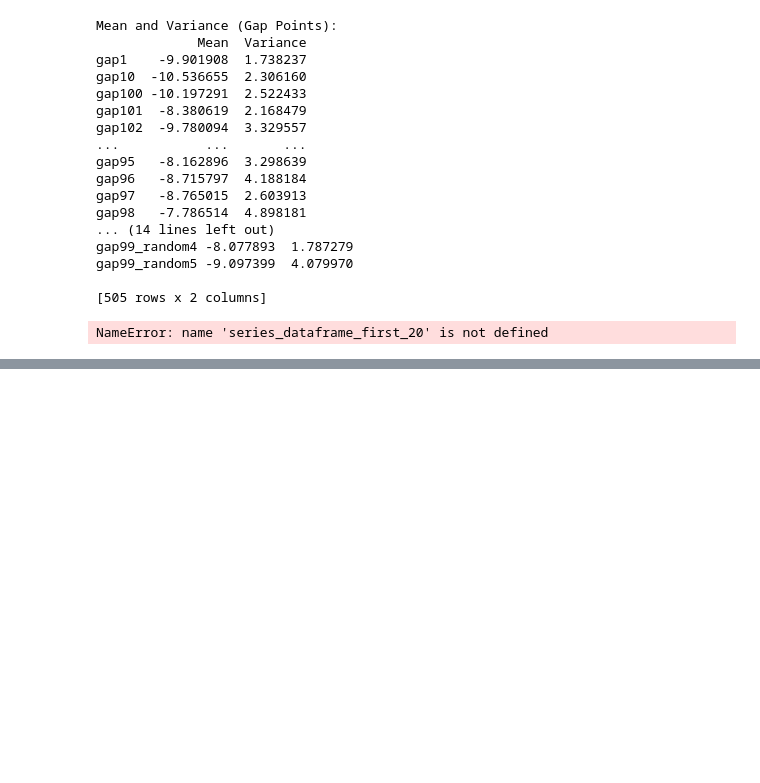
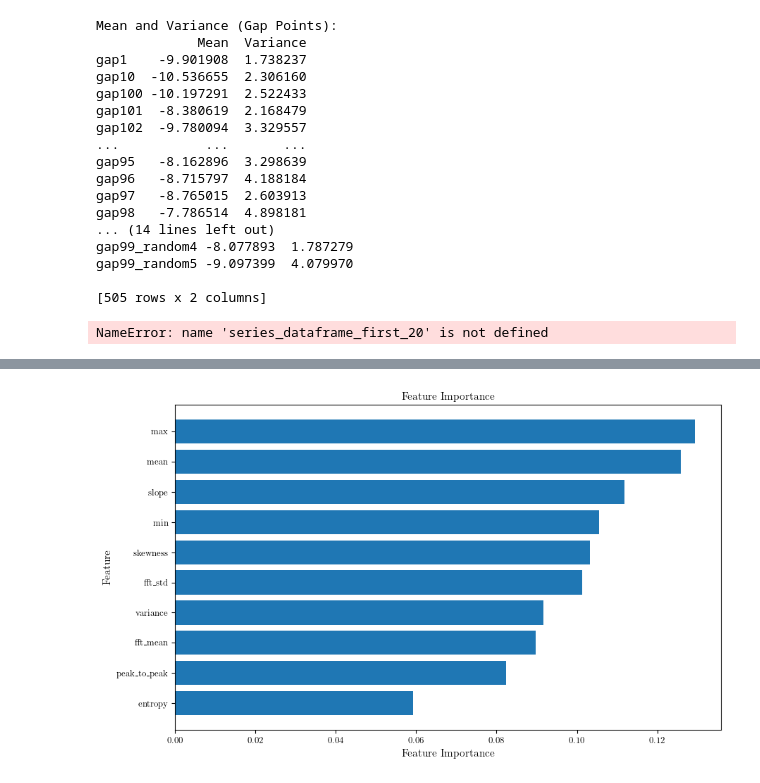
Before and after one commit to ol-webb/tree_gaps4, a Jupyter notebook: all_gaps_mk2/main1.ipynb, the cells around one changed output, grey strips where cells are left out. Saved outputs shown, nothing was run; the diff lists cells and outputs as text; code cells hidden in the pictures; blank space fills up the shorter version.

```diff
--- a/all_gaps_mk2/main1.ipynb
+++ b/all_gaps_mk2/main1.ipynb
@@ -447,6 +447,8 @@ df_gen2 = pd.DataFrame(index=date_range)
 df_series_alltime_gaps, df_series_alltime_random = process_gap_folders('downloaded_files', df, df_gen1, df_gen2, filterp=False, scalep=False)
 # %%
 df_series_2yr_gaps, df_series_2yr_random = process_gap_folders('downld_2yr_12dayinterval', df, df_gen1, df_gen2, filterp=False, scalep=False)
+# %%
+df_series_2yr_gaps_filtered , df_series_2yr_random_filtered = process_gap_folders('downld_2yr_12dayinterval', df, df_gen1, df_gen2, filterp=True, scalep=False)
 # %%
 ## Shorten the indefinete / alltime random dataframe so we can compare
 
@@ -1192,8 +1062,0 @@ plot_gap_time_series(series_dataframe, gap_number, window_size=45)
-# %%
-# Convert the 'first_gap' column to datetime format if it's not already
-df['first_gap'] = pd.to_datetime(df['first_gap'], errors='coerce')
-
-# Sort the DataFrame by the 'first_gap' column with earlier dates at the top
-df_sorted = df.sort_values(by='first_gap', ascending=True)
-
-df_sorted
@@ -1696,10 +1499,16 @@ plt.show()
 # %% [output]
 NameError: name 'series_dataframe_first_20' is not defined
 # %%
-series_df=series_dataframe_filtered_scaled
-series_random_df=series_dataframe_random_filtered_scaled
+series_df=df_series_2yr_gaps_filtered
+series_random_df=df_series_2yr_random1_filtered
 # %%
-def extract_features(df):
+def hurst_exponent(ts):
+    return nolds.hurst_rs(ts)
+
+def lyapunov_exponent(ts):
+    return nolds.lyap_r(ts, emb_dim=6)
+
+def extract_advanced_features(df):
     features = []
     for column in df.columns:
         if df[column].dropna().empty:
@@ -1709,41 +1518,76 @@ def extract_features(df):
             'mean': series.mean(),
             'variance': series.var(),
             'max': series.max(),
-            'min': series.min()
+            'min': series.min(),
+            'skewness': skew(series),
+            #'kurtosis': kurtosis(series),
+            #'autocorrelation': series.autocorr(),
+            'slope': np.polyfit(range(len(series)), series, 1)[0],
+            'peak_to_peak': series.max() - series.min(),
+            'peak_to_peak': series.max() - series.min(),
+            'slope': np.polyfit(range(len(series)), series, 1)[0],
+            'entropy': scipy_entropy(series.value_counts(normalize=True))
+            #'zero_crossing_rate': ((series[:-1] * series[1:]) < 0).sum()
         }
+        # Fourier transform features
+        fft = np.fft.fft(series)
+        fft = np.abs(fft[:len(fft) // 2])  # Take half as it's symmetric
+        feature_dict['fft_mean'] = np.mean(fft)
+        feature_dict['fft_std'] = np.std(fft)
+
         features.append(feature_dict)
     return pd.DataFrame(features)
 
-# Extract features from both dataframes
-gap_features = extract_features(series_df)
-random_features = extract_features(series_random_df)
+# Extract advanced features from both dataframes
+gap_features_advanced = extract_advanced_features(series_df)
+random_features_advanced = extract_advanced_features(series_random_df)
 
 # Add labels
-gap_features['label'] = 1
-random_features['label'] = 0
+gap_features_advanced['label'] = 1
+random_features_advanced['label'] = 0
 
 # Combine the features into a single dataframe
-combined_features = pd.concat([gap_features, random_features], ignore_index=True)
+combined_features_advanced = pd.concat([gap_features_advanced, random_features_advanced], ignore_index=True)
 
 # Separate features and labels
-X = combined_features.drop('label', axis=1)
-y = combined_features['label']
+X_advanced = combined_features_advanced.drop('label', axis=1)
+y_advanced = combined_features_advanced['label']
 
 # Ensure there are no NaNs in the dataset, without imputing
 # Drop columns where all values are NaN
-X = X.dropna(axis=1, how='all')
+X_advanced = X_advanced.dropna(axis=1, how='all')
 
 # Split the data into training and testing sets
-X_train, X_test, y_train, y_test = train_test_split(X, y, test_size=0.3, random_state=42)
+X_train_advanced, X_test_advanced, y_train_advanced, y_test_advanced = train_test_split(X_advanced, y_advanced, test_size=0.2, random_state=40)
 
 # Train the Random Forest classifier
-clf = RandomForestClassifier(n_estimators=100, random_state=42)
-clf.fit(X_train, y_train)
+clf_advanced = RandomForestClassifier(n_estimators=200, random_state=40)
+clf_advanced.fit(X_train_advanced, y_train_advanced)
 
 # Make predictions
-y_pred = clf.predict(X_test)
+y_pred_advanced = clf_advanced.predict(X_test_advanced)
 
 # Evaluate the model
-print("Accuracy:", accuracy_score(y_test, y_pred))
-print(classification_report(y_test, y_pred))
+print("Accuracy:", accuracy_score(y_test_advanced, y_pred_advanced))
+print(classification_report(y_test_advanced, y_pred_advanced))
+
+# Plot feature importances
+import matplotlib.pyplot as plt
+
+feature_importances_advanced = clf_advanced.feature_importances_
+
+features_df_advanced = pd.DataFrame({
+    'Feature': X_advanced.columns,
+    'Importance': feature_importances_advanced
+})
+
+features_df_advanced = features_df_advanced.sort_values(by='Importance', ascending=False)
+
+plt.figure(figsize=(10, 6))
+plt.barh(features_df_advanced['Feature'][:20], features_df_advanced['Importance'][:20])
+plt.xlabel('Feature Importance')
+plt.ylabel('Feature')
+plt.title('Feature Importance')
+plt.gca().invert_yaxis()
+plt.show()
 # %% [output]
@@ -1758,0 +1603 @@ weighted avg       0.68      0.71      0.64       123
+[figure, added]
```
Also changed, not shown: parts of 29 cells of this notebook, 4 other files.
